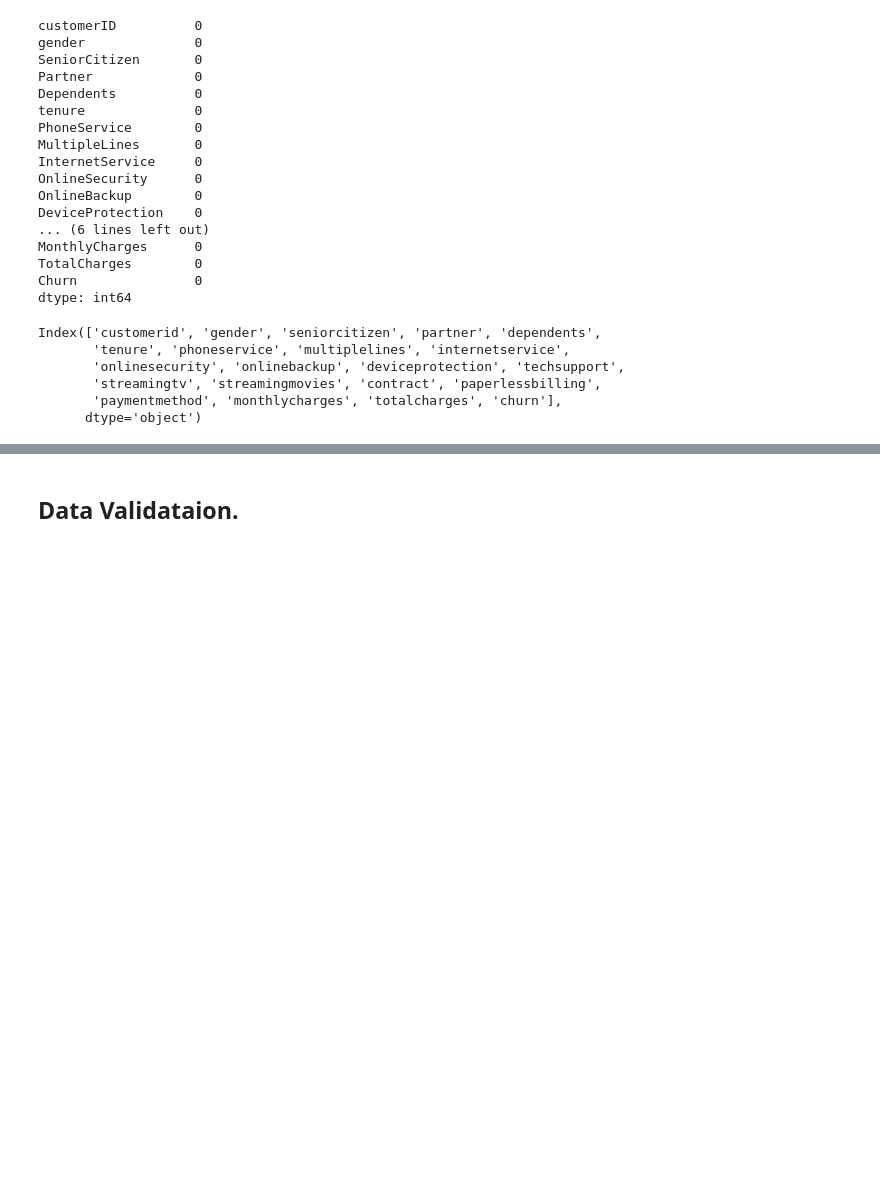
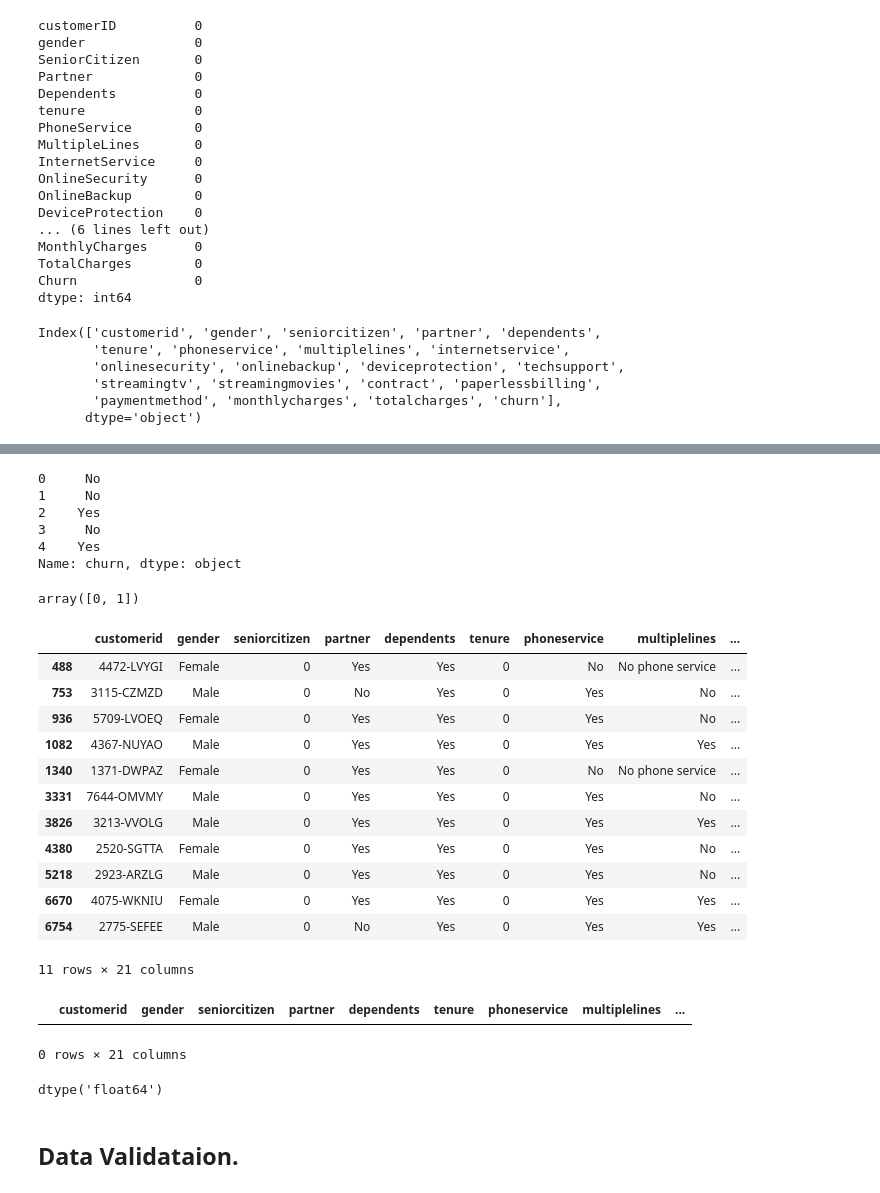
Before and after one commit to Benjamin-Ojo/ml_zoomcamp_code, a Jupyter notebook: chapter 3 - churn_predictor/telco_customer_churn.ipynb, the cells around one changed output, grey strips where cells are left out. Drawn from its saved outputs; the diff is of its cells as text; code cells hidden in the pictures; blank space fills up the shorter version.

Commit message:
Data Validataion

```diff
--- a/chapter 3 - churn_predictor/telco_customer_churn.ipynb
+++ b/chapter 3 - churn_predictor/telco_customer_churn.ipynb
@@ -177,3 +157,55 @@ array([0, 1])
+# %%
+# Checking on our target feature.
+telco_data.churn.head()
+# %% [output]
+0     No
+1     No
+2    Yes
+3     No
+4    Yes
+Name: churn, dtype: object
+# %%
+# converting churn to int.
+telco_data['churn'] = pd.to_numeric(telco_data['churn'] == 'Yes').astype(int)
+
+# Checking Feature.
+telco_data['churn'].unique()
+# %% [output]
+array([0, 1])
+# %%
+# viewing columns with  ' ' empty space.
+telco_data.query("totalcharges == ' '")
+# %% [output]
+|  | customerid | gender | seniorcitizen | partner | dependents | tenure | phoneservice | multiplelines | ... |
+| 488 | 4472-LVYGI | Female | 0 | Yes | Yes | 0 | No | No phone service | ... |
+| 753 | 3115-CZMZD | Male | 0 | No | Yes | 0 | Yes | No | ... |
+| 936 | 5709-LVOEQ | Female | 0 | Yes | Yes | 0 | Yes | No | ... |
+| 1082 | 4367-NUYAO | Male | 0 | Yes | Yes | 0 | Yes | Yes | ... |
+| 1340 | 1371-DWPAZ | Female | 0 | Yes | Yes | 0 | No | No phone service | ... |
+| 3331 | 7644-OMVMY | Male | 0 | Yes | Yes | 0 | Yes | No | ... |
+| 3826 | 3213-VVOLG | Male | 0 | Yes | Yes | 0 | Yes | Yes | ... |
+| 4380 | 2520-SGTTA | Female | 0 | Yes | Yes | 0 | Yes | No | ... |
+| 5218 | 2923-ARZLG | Male | 0 | Yes | Yes | 0 | Yes | No | ... |
+| 6670 | 4075-WKNIU | Female | 0 | Yes | Yes | 0 | Yes | Yes | ... |
+| 6754 | 2775-SEFEE | Male | 0 | No | Yes | 0 | Yes | Yes | ... |
+11 rows × 21 columns
+# %%
+# Replacing ' ' with 0
+telco_data['totalcharges'] = telco_data['totalcharges'].replace(' ', 0)
+
+# checking for ' ' in Total Charges column.
+telco_data.query("totalcharges == ' '")
+# %% [output]
+|  | customerid | gender | seniorcitizen | partner | dependents | tenure | phoneservice | multiplelines | ... |
+0 rows × 21 columns
+# %%
+# Converting Total charges to float data type.
+telco_data['totalcharges'] = telco_data['totalcharges'].astype(float)
+
+# Checking Changes made.
+telco_data['totalcharges'].dtypes
+# %% [output]
+dtype('float64')
 # %% [markdown]
 ## Data Validataion.
 # %%
```
Also changed, not shown: parts of 10 cells of this notebook.
